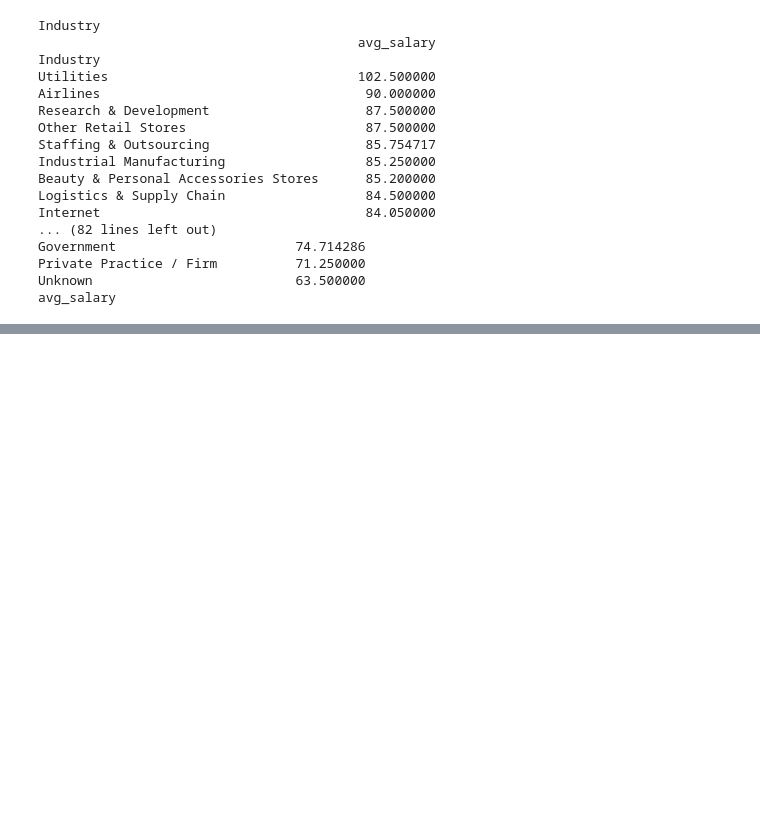
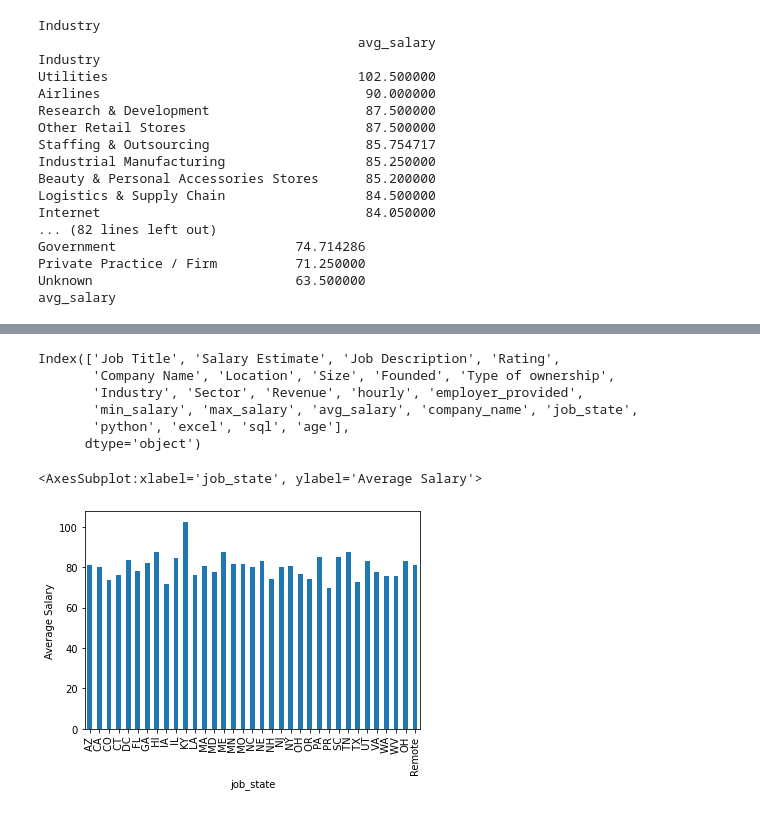
Before and after one commit to jordancassalata/da_salary_proj, a Jupyter notebook: exploratory_data_analysis.ipynb, the cells around one changed output, grey strips where cells are left out. Drawn from its saved outputs; the diff is of its cells as text; code cells hidden in the pictures; blank space fills up the shorter version.

```diff
--- a/exploratory_data_analysis.ipynb
+++ b/exploratory_data_analysis.ipynb
@@ -127,0 +133,14 @@ avg_salary
+# %%
+df2.columns
+# %% [output]
+Index(['Job Title', 'Salary Estimate', 'Job Description', 'Rating',
+       'Company Name', 'Location', 'Size', 'Founded', 'Type of ownership',
+       'Industry', 'Sector', 'Revenue', 'hourly', 'employer_provided',
+       'min_salary', 'max_salary', 'avg_salary', 'company_name', 'job_state',
+       'python', 'excel', 'sql', 'age'],
+      dtype='object')
+# %%
+df2.groupby('job_state')['avg_salary'].mean().plot.bar(ylabel="Average Salary")
+# %% [output]
+<AxesSubplot:xlabel='job_state', ylabel='Average Salary'>
+[figure, added]
```
Also changed, not shown: parts of 1 cell of this notebook.
